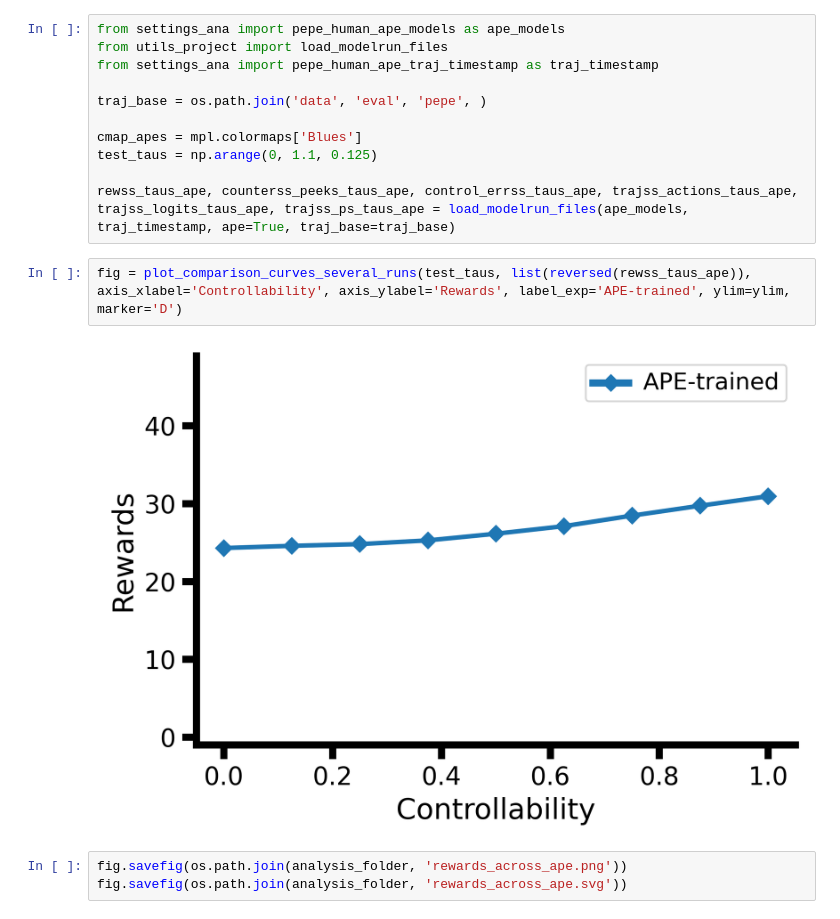
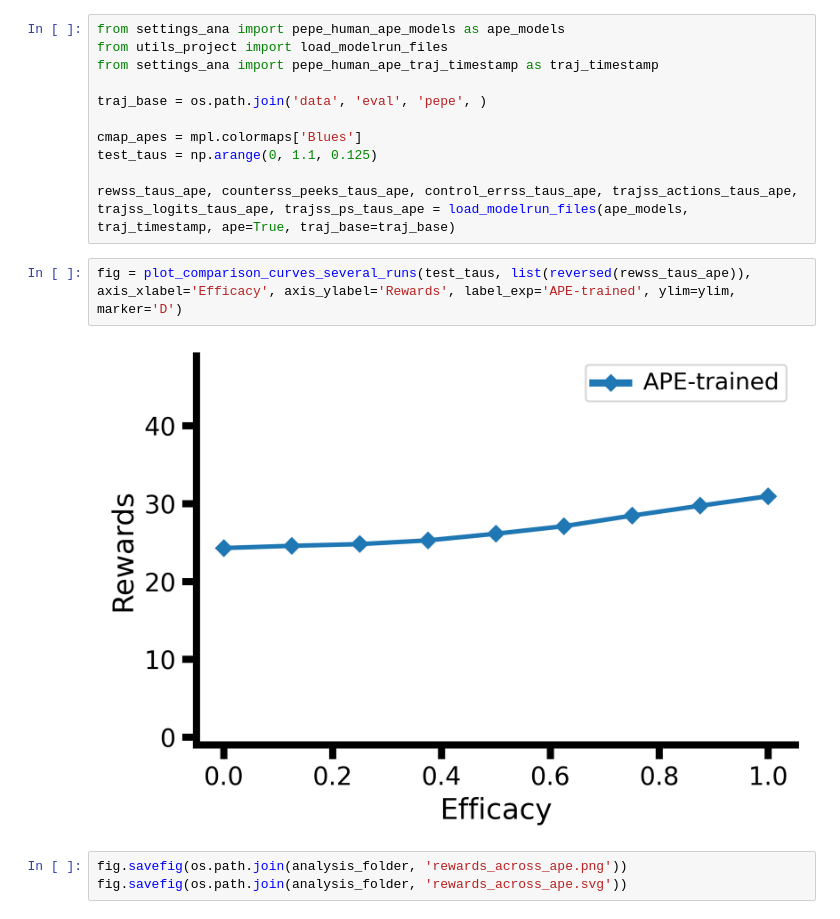
Before and after one commit to kjsandbrink/learning-metacontrol, a Jupyter notebook: nns/fig_task1.ipynb, the cells around one changed output. Saved outputs shown, nothing was run; the diff lists cells and outputs as text.

```diff
--- a/nns/fig_task1.ipynb
+++ b/nns/fig_task1.ipynb
@@ -584,9 +611,9 @@ test_taus = np.arange(0, 1.1, 0.125)
 
 rewss_taus_ape, counterss_peeks_taus_ape, control_errss_taus_ape, trajss_actions_taus_ape, trajss_logits_taus_ape, trajss_ps_taus_ape = load_modelrun_files(ape_models, traj_timestamp, ape=True, traj_base=traj_base)
 # %%
-fig = plot_comparison_curves_several_runs(test_taus, list(reversed(rewss_taus_ape)), axis_xlabel='Controllability', axis_ylabel='Rewards', label_exp='APE-trained', ylim=ylim, marker='D')
+fig = plot_comparison_curves_several_runs(test_taus, list(reversed(rewss_taus_ape)), axis_xlabel='Efficacy', axis_ylabel='Rewards', label_exp='APE-trained', ylim=ylim, marker='D')
 # %% [output]
-[figure, old version]
+[figure, new version]
 # %%
 fig.savefig(os.path.join(analysis_folder, 'rewards_across_ape.png'))
 fig.savefig(os.path.join(analysis_folder, 'rewards_across_ape.svg'))
```
Also changed, not shown: parts of 11 cells of this notebook, 8 other files.
